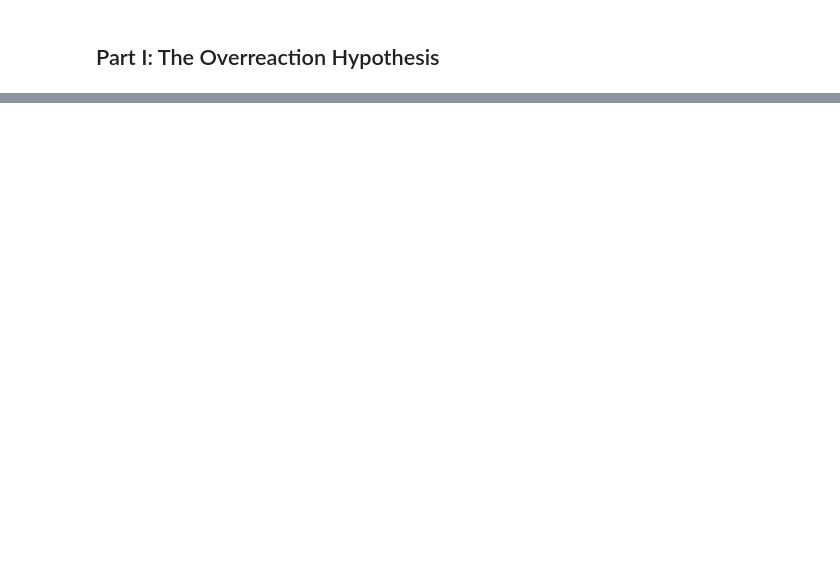
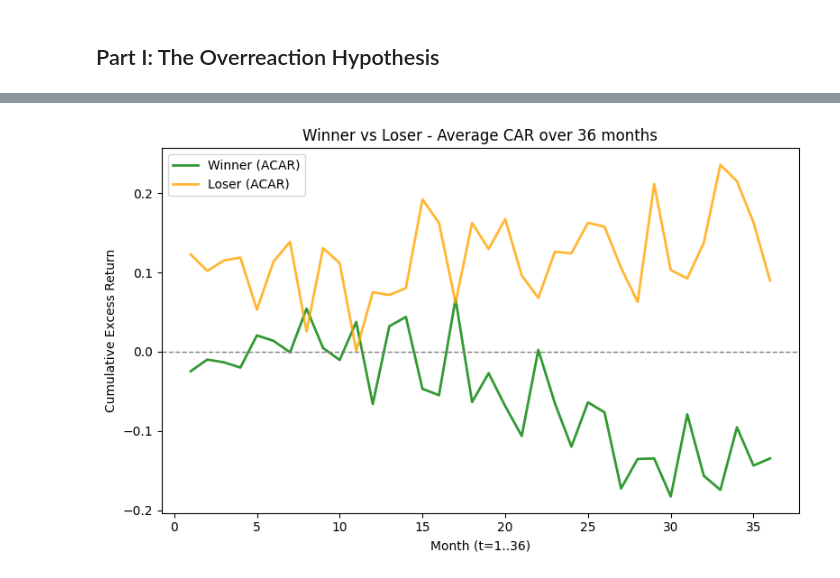
Before and after one commit to FlyingParachute/MathFin_PortfolioMgmt, a Jupyter notebook: notebooks/zxj.ipynb, the cells around one changed output, grey strips where cells are left out. Cells and saved outputs as stored; diff of their text form; code cells hidden in the pictures; blank space fills up the shorter version.

```diff
--- a/notebooks/zxj.ipynb
+++ b/notebooks/zxj.ipynb
@@ -325,0 +357,39 @@ plt.show()
+# %%
+import matplotlib.pyplot as plt
+
+# 假设之前计算好的acar已包含 t, ACAR_w, ACAR_l
+# 这里只展示绘图部分
+
+plt.figure(figsize=(8,5))
+
+# Winner，示例用绿色，线稍粗、透明度适中
+plt.plot(
+    acar['t'], acar['ACAR_w'],
+    label='Winner (ACAR)',
+    color='green',
+    linewidth=2,
+    alpha=0.8
+)
+
+# Loser，示例用橙色，风格同上
+plt.plot(
+    acar['t'], acar['ACAR_l'],
+    label='Loser (ACAR)',
+    color='orange',
+    linewidth=2,
+    alpha=0.8
+)
+
+# 零参考线
+plt.axhline(y=0, color='gray', linestyle='--', linewidth=1)
+
+# 与原脚本含义一致的标签和标题
+plt.xlabel('Month (t=1..36)')
+plt.ylabel('Cumulative Excess Return')
+plt.title('Winner vs Loser - Average CAR over 36 months')
+
+plt.legend()
+plt.tight_layout()
+plt.show()
+# %% [output]
+[figure, added]
```
Also changed, not shown: parts of 7 cells of this notebook, 1 other file.
